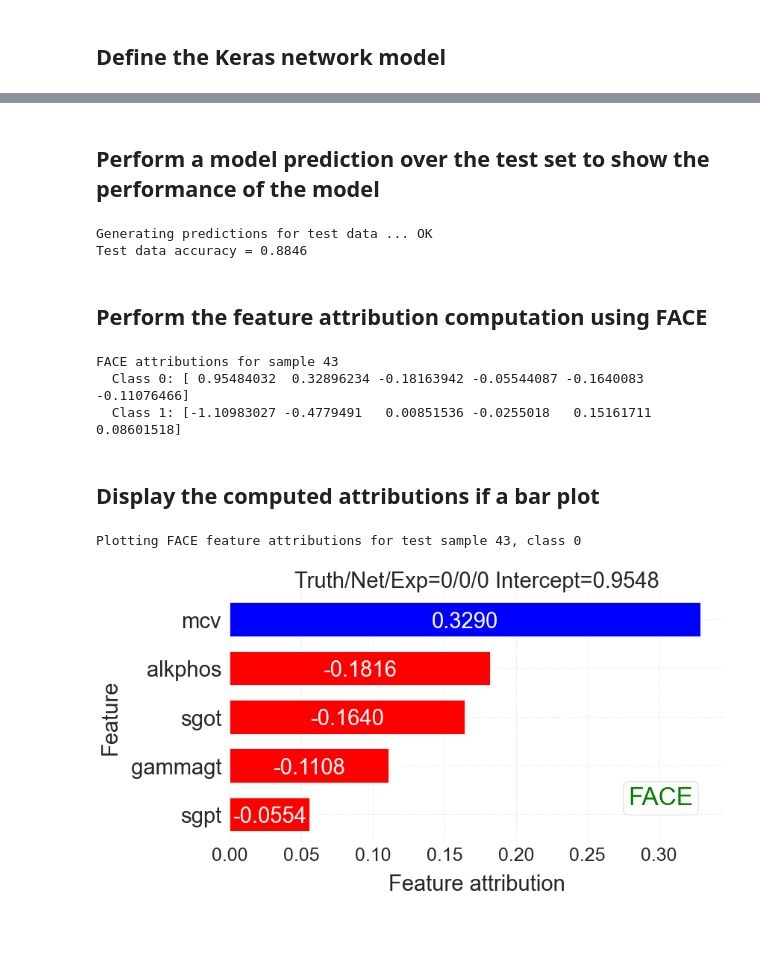
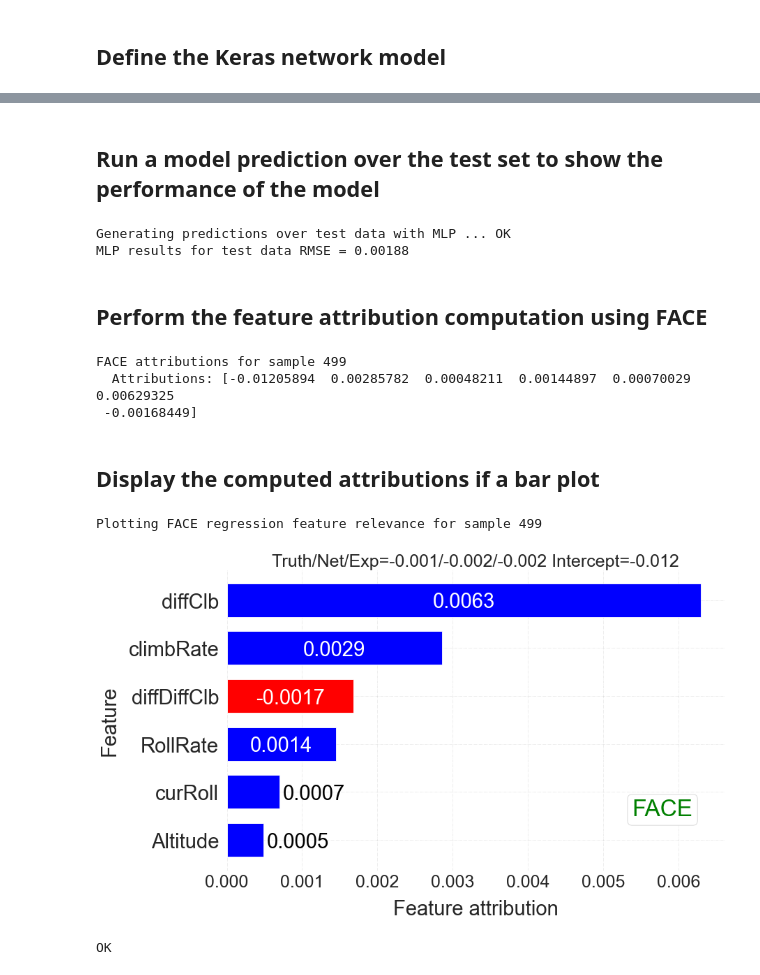
Before and after one commit to CarlesBou/mlpxai, a Jupyter notebook: src/examples/notebooks/TabularRegression.ipynb, the cells around one changed output, grey strips where cells are left out. Cells and saved outputs as stored; diff of their text form; code cells hidden in the pictures; blank space fills up the shorter version.

```diff
--- a/src/examples/notebooks/TabularRegression.ipynb
+++ b/src/examples/notebooks/TabularRegression.ipynb
@@ -154,73 +151,65 @@ Training classification model ... OK
 # %% [markdown]
-## Perform a model prediction over the test set to show the performance of the model
+## Run a model prediction over the test set to show the performance of the model
 # %%
-print('Generating predictions for test data ... ', end='')
+print('\nGenerating predictions over test data with MLP ... ', end='')
 
-predictions = model.predict(X_test, verbose=0)
-
-y_mlp = np.argmax(predictions, axis=1)
+mlp_predictions = model.predict(X_test, verbose=0)
 
 print('OK')
 
-accuracy = np.sum(y_mlp == y_test) / len(y_test)
+rmse = np.sqrt(metrics.mean_squared_error(y_test, mlp_predictions))
 
-print(f'Test data accuracy = {accuracy:.4f}\n')
+print(f'MLP results for test data RMSE = {rmse:.5f}')
 # %% [output]
-Generating predictions for test data ... OK
-Test data accuracy = 0.8846
+Generating predictions over test data with MLP ... OK
+MLP results for test data RMSE = 0.00188
 # %% [markdown]
 ## Perform the feature attribution computation using FACE
 # %%
 '''
 Select a sample
 '''
-sample = 43
+sample = 499
 
 '''
 We compute the feature attributions for the sample only needing
 two parameters: the sample and the model to be analyzed
 '''
-face_contrib = get_face_contrib(X_test[sample], model)
+
+face_contrib, = get_face_contrib(X_test[sample], model)
 
 print(f'FACE attributions for sample {sample}')
-print(f'  Class 0: {face_contrib[0]}')
-print(f'  Class 1: {face_contrib[1]}')
+print(f'  Attributions: {face_contrib}')
 # %% [output]
-FACE attributions for sample 43
-  Class 0: [ 0.95484032  0.32896234 -0.18163942 -0.05544087 -0.1640083  -0.11076466]
-  Class 1: [-1.10983027 -0.4779491   0.00851536 -0.0255018   0.15161711  0.08601518]
+FACE attributions for sample 499
+  Attributions: [-0.01205894  0.00285782  0.00048211  0.00144897  0.00070029  0.00629325
+ -0.00168449]
 # %% [markdown]
 ## Display the computed attributions if a bar plot
 # %%
 '''
-Plot feature attributions for winning class
+Plot feature attributions for the sample
   - The plot title contains information about the ground truth, the network prediction,
-    and FACE's predcition (Truth/Net/Exp). It also shows the intercept.
-  - Each feature is displayed with a bar and the computed attribution, shown in blue
+    and FACE's prediction (Truth/Net/Exp). It also shows the intercept.
+  - Each feature is displayed with a bar and the computed attribution is shown in blue
     for positive values and in red for negative ones.
+'''
+print(f'\nPlotting FACE regression feature relevance for sample {sample}')
 
-'''
-winning_class = np.argmax(np.sum(face_contrib, axis=1))
+y_mlp = mlp_predictions[sample][0]
+y_mlp_screen = get_str_val(y_mlp)
 
-print(f'Plotting FACE feature attributions for test sample {sample}, class {winning_class}')
+y_face = np.sum(face_contrib)
+y_face_screen = get_str_val(y_face)
 
-y_face = np.argmax(np.sum(face_contrib, axis=1))
+plot_bar_contrib('regression', feature_names, face_contrib,
+  title=f'Truth/Net/Exp={y_test[sample]:.03f}/{y_mlp_screen}/{y_face_screen} Intercept={face_contrib[0]:.03f}',
+  legend='FACE',
+  add_xlabel=True,
+  resize=0.6)
 
-feature_values = scaler.inverse_transform(X_test[sample].reshape(1,-1))[0]
-
-plot_bar_contrib('classification', feature_names=feature_names,
-                contrib_class=face_contrib[winning_class],
-                pred_class=y_face,
-                real_class=y_test[sample],
-                sample_id=sample,
-                selected_class=winning_class,
-                title=f'Truth/Net/Exp={y_test[sample]}/{y_mlp[sample]}/{y_face} Intercept={face_contrib[winning_class, 0]:.04f}',
-                show_title=True,
-                max_features=num_inputs,
-                legend='FACE',
-                add_xlabel=True,
-                resize=0.6
-                )
+print('OK')
 # %% [output]
-Plotting FACE feature attributions for test sample 43, class 0
+Plotting FACE regression feature relevance for sample 499
-[figure, old version]
+[figure, new version]
+OK
```
Also changed, not shown: parts of 11 cells of this notebook, 1 other file.
